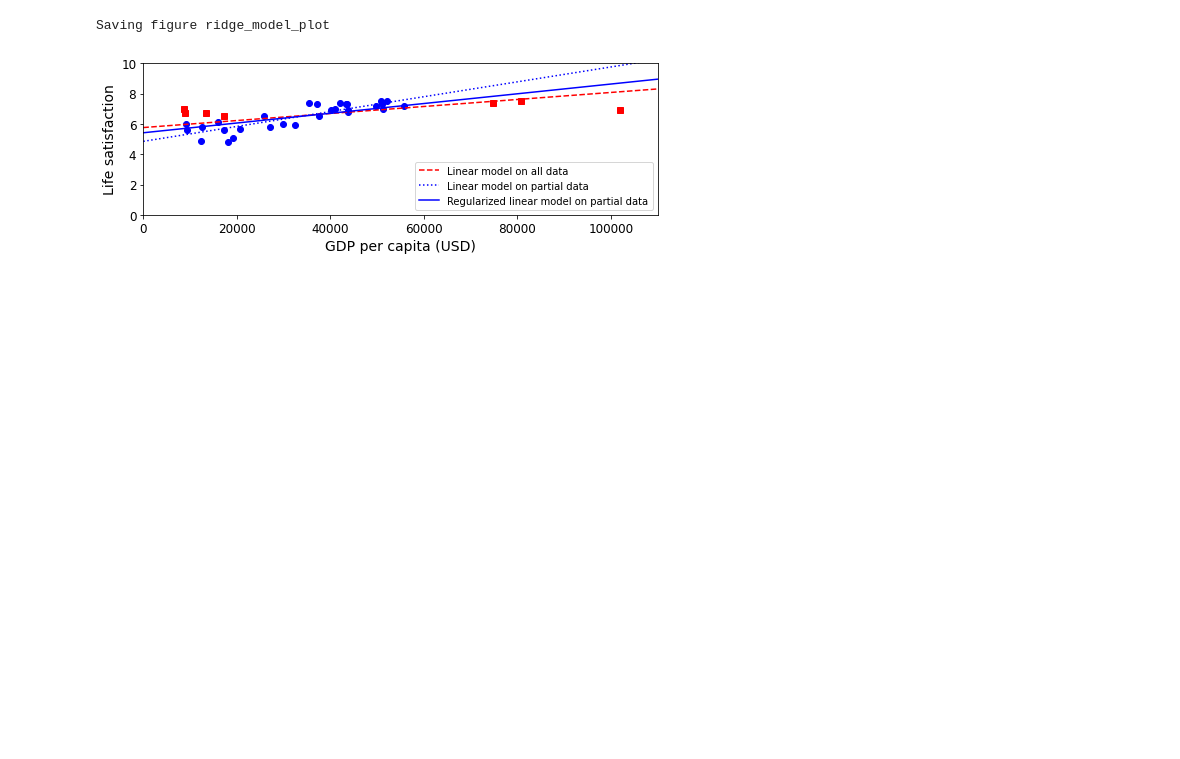
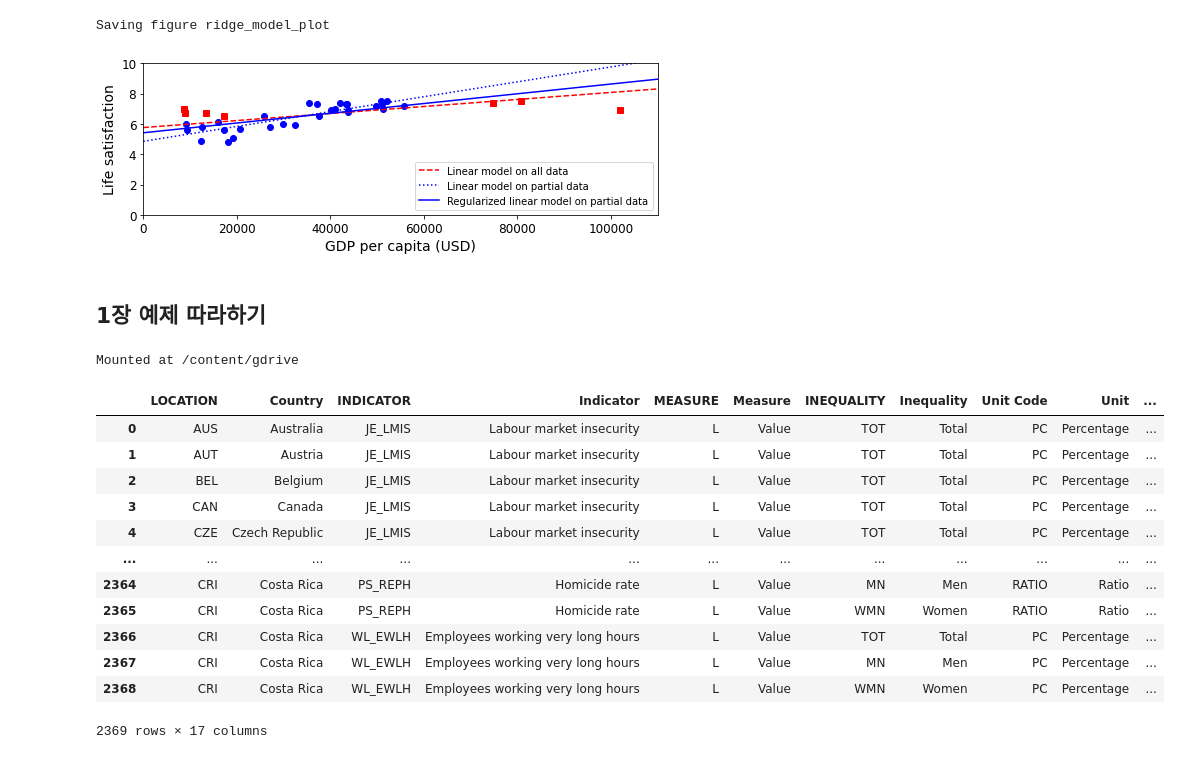
Before and after one commit to Jiyoun-Ham/Hands-On-Machine-Learning-Study, a Jupyter notebook: 01_the_machine_learning_landscape.ipynb, the cells around one changed output. Drawn from its saved outputs; the diff is of its cells as text; code cells hidden in the pictures; blank space fills up the shorter version.

Commit message:
Colaboratory를 통해 생성됨

```diff
--- a/01_the_machine_learning_landscape.ipynb
+++ b/01_the_machine_learning_landscape.ipynb
@@ -497,3 +497,38 @@ plt.show()
 # %% [output]
 Saving figure ridge_model_plot
 [figure]
+# %% [markdown]
+## **1장 예제 따라하기**
+# %%
+from google.colab import drive
+drive.mount('/content/gdrive', force_remount=True)
+# %% [output]
+Mounted at /content/gdrive
+# %%
+import matplotlib.pyplot as plt
+import numpy as np
+import pandas as pd
+import sklearn.linear_model
+
+data_path = '/content/gdrive/MyDrive/hands-on-machine-learning/'
+
+
+#데이터 적재
+oecd_bli= pd.read_csv(data_path+"BLI_26122022133607701.csv",thousands=',')
+gdp_per_capita = pd.read_csv(data_path+"WEOOct2022all.csv",thousands=',',delimiter='\t',encoding='latin1',na_values="n/a")
+# %%
+oecd_bli
+# %% [output]
+|  | LOCATION | Country | INDICATOR | Indicator | MEASURE | Measure | INEQUALITY | Inequality | Unit Code | Unit | ... |
+| 0 | AUS | Australia | JE_LMIS | Labour market insecurity | L | Value | TOT | Total | PC | Percentage | ... |
+| 1 | AUT | Austria | JE_LMIS | Labour market insecurity | L | Value | TOT | Total | PC | Percentage | ... |
+| 2 | BEL | Belgium | JE_LMIS | Labour market insecurity | L | Value | TOT | Total | PC | Percentage | ... |
+| 3 | CAN | Canada | JE_LMIS | Labour market insecurity | L | Value | TOT | Total | PC | Percentage | ... |
+| 4 | CZE | Czech Republic | JE_LMIS | Labour market insecurity | L | Value | TOT | Total | PC | Percentage | ... |
+| ... | ... | ... | ... | ... | ... | ... | ... | ... | ... | ... | ... |
+| 2364 | CRI | Costa Rica | PS_REPH | Homicide rate | L | Value | MN | Men | RATIO | Ratio | ... |
+| 2365 | CRI | Costa Rica | PS_REPH | Homicide rate | L | Value | WMN | Women | RATIO | Ratio | ... |
+| 2366 | CRI | Costa Rica | WL_EWLH | Employees working very long hours | L | Value | TOT | Total | PC | Percentage | ... |
+| 2367 | CRI | Costa Rica | WL_EWLH | Employees working very long hours | L | Value | MN | Men | PC | Percentage | ... |
+| 2368 | CRI | Costa Rica | WL_EWLH | Employees working very long hours | L | Value | WMN | Women | PC | Percentage | ... |
+2369 rows × 17 columns
```
